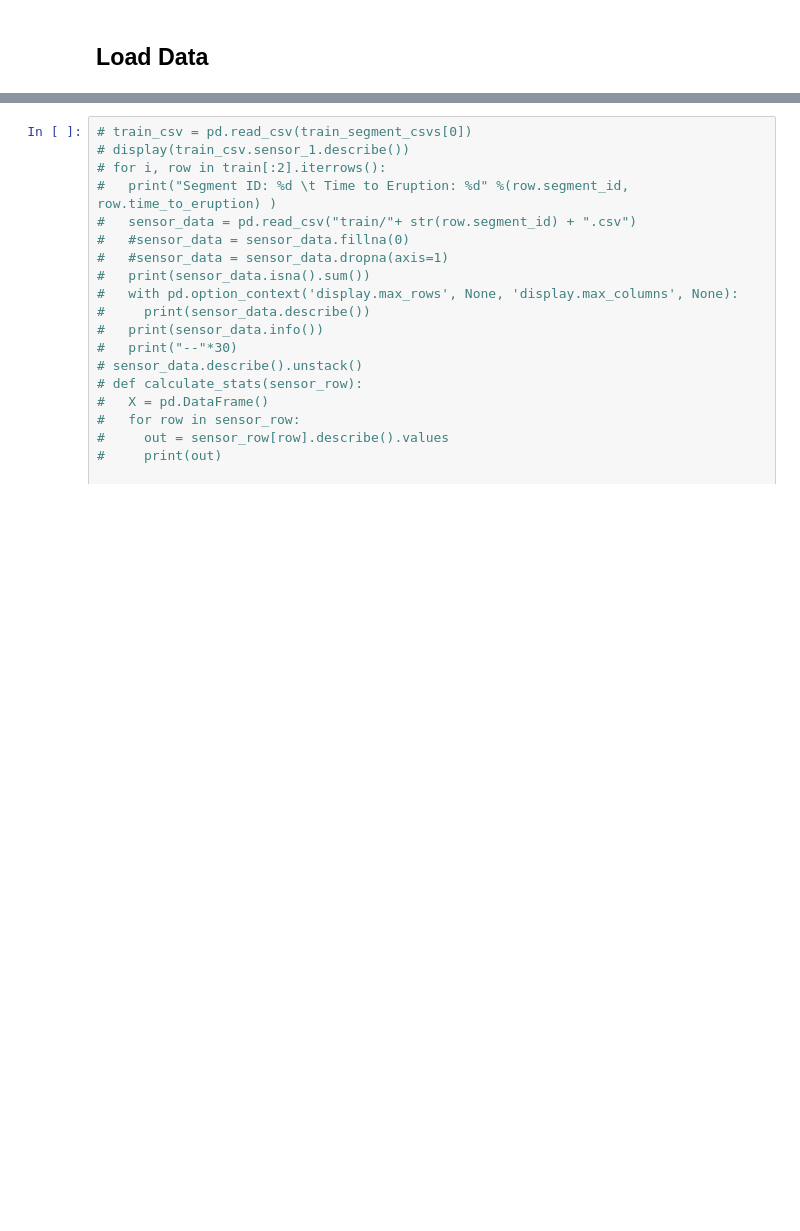
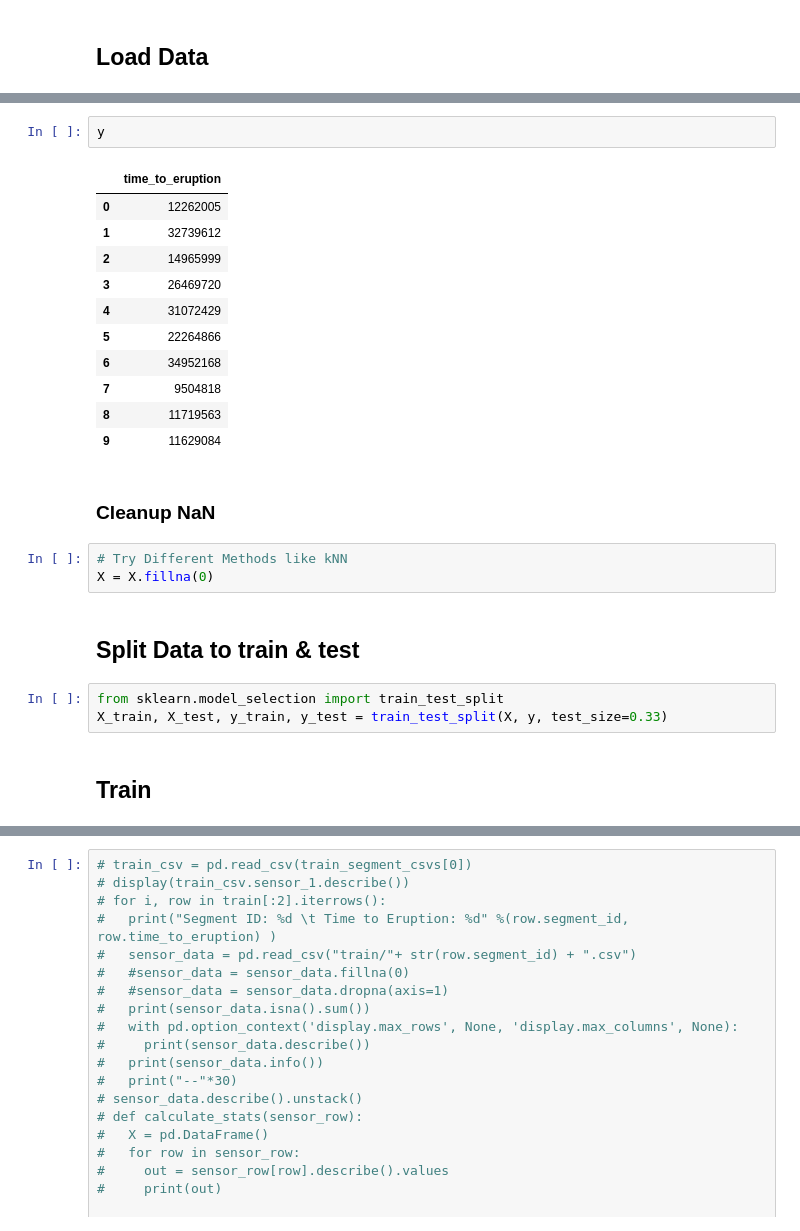
Before and after one commit to abishekabi/Volcanic-Eruption-Prediction, a Jupyter notebook: predict_volcanic_eruptions.ipynb, the cells around one changed output, grey strips where cells are left out. Drawn from its saved outputs; the diff is of its cells as text; blank space fills up the shorter version.

```diff
--- a/predict_volcanic_eruptions.ipynb
+++ b/predict_volcanic_eruptions.ipynb
@@ -157,0 +167,26 @@ train_data.fillna()
+# %%
+y
+# %% [output]
+|  | time_to_eruption |
+| 0 | 12262005 |
+| 1 | 32739612 |
+| 2 | 14965999 |
+| 3 | 26469720 |
+| 4 | 31072429 |
+| 5 | 22264866 |
+| 6 | 34952168 |
+| 7 | 9504818 |
+| 8 | 11719563 |
+| 9 | 11629084 |
+# %% [markdown]
+### Cleanup NaN
+# %%
+# Try Different Methods like kNN
+X = X.fillna(0)
+# %% [markdown]
+## Split Data to train & test
+# %%
+from sklearn.model_selection import train_test_split
+X_train, X_test, y_train, y_test = train_test_split(X, y, test_size=0.33)
+# %% [markdown]
+## Train
```
Also changed, not shown: parts of 23 cells of this notebook.
